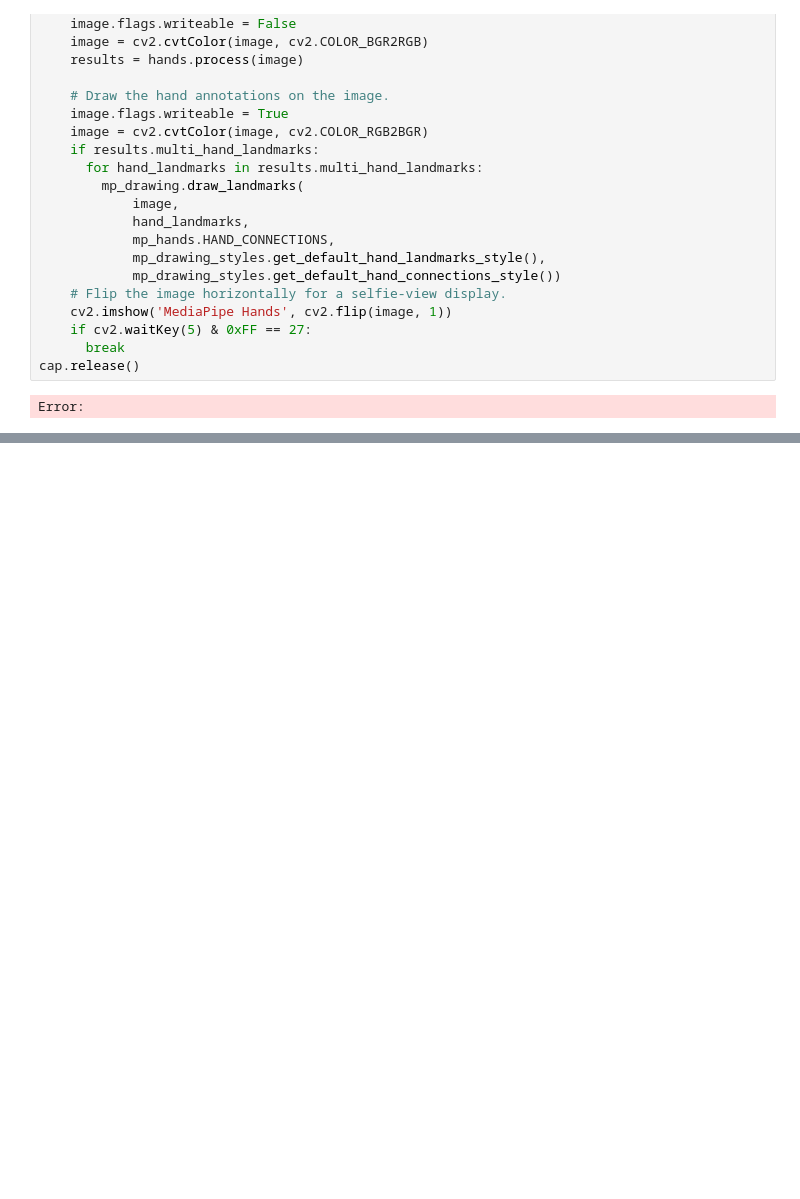
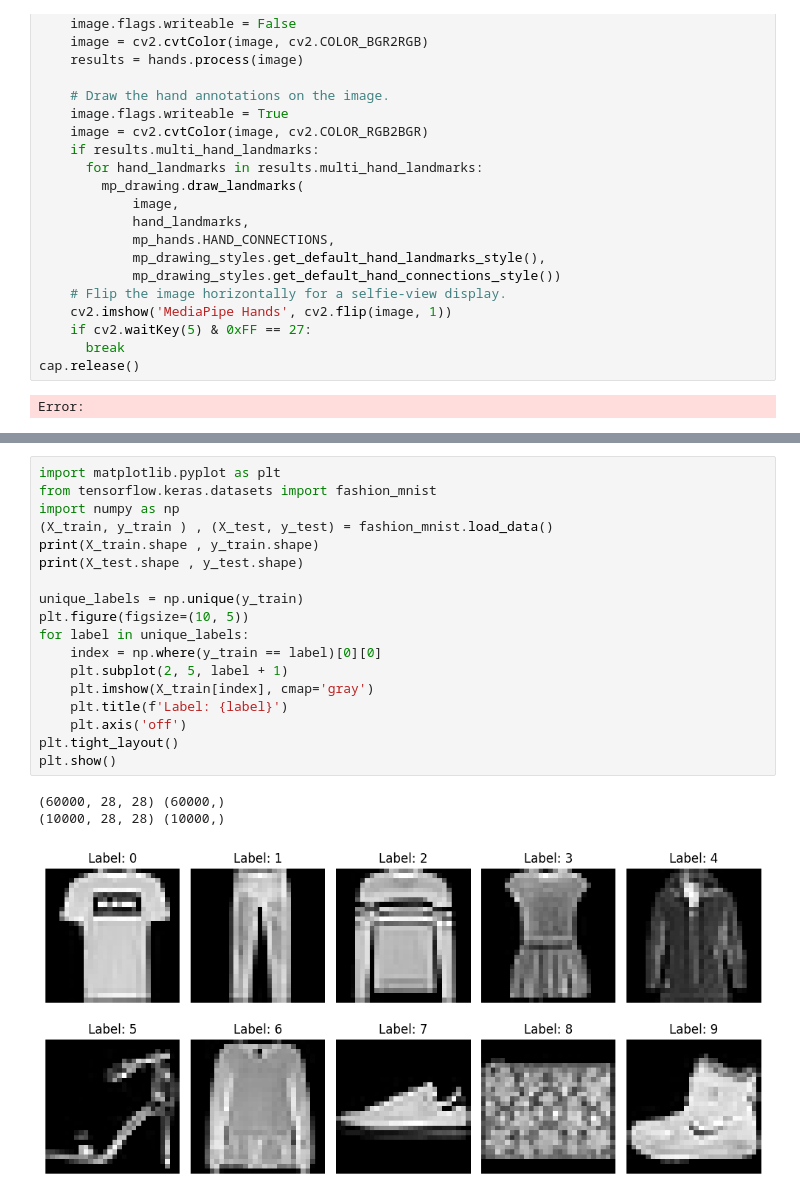
Before and after one commit to piag13/Hand-recogni, a Jupyter notebook: palm_detect.ipynb, the cells around one changed output, grey strips where cells are left out. Drawn from its saved outputs; the diff is of its cells as text; blank space fills up the shorter version.

```diff
--- a/palm_detect.ipynb
+++ b/palm_detect.ipynb
@@ -157,0 +154,22 @@ Error:
+# %%
+import matplotlib.pyplot as plt
+from tensorflow.keras.datasets import fashion_mnist
+import numpy as np
+(X_train, y_train ) , (X_test, y_test) = fashion_mnist.load_data()
+print(X_train.shape , y_train.shape)
+print(X_test.shape , y_test.shape)
+
+unique_labels = np.unique(y_train)
+plt.figure(figsize=(10, 5))
+for label in unique_labels:
+    index = np.where(y_train == label)[0][0]
+    plt.subplot(2, 5, label + 1)
+    plt.imshow(X_train[index], cmap='gray')
+    plt.title(f'Label: {label}')
+    plt.axis('off')
+plt.tight_layout()
+plt.show()
+# %% [output]
+(60000, 28, 28) (60000,)
+(10000, 28, 28) (10000,)
+[figure, added]
```
Also changed, not shown: parts of 4 cells of this notebook, 1 other file.
